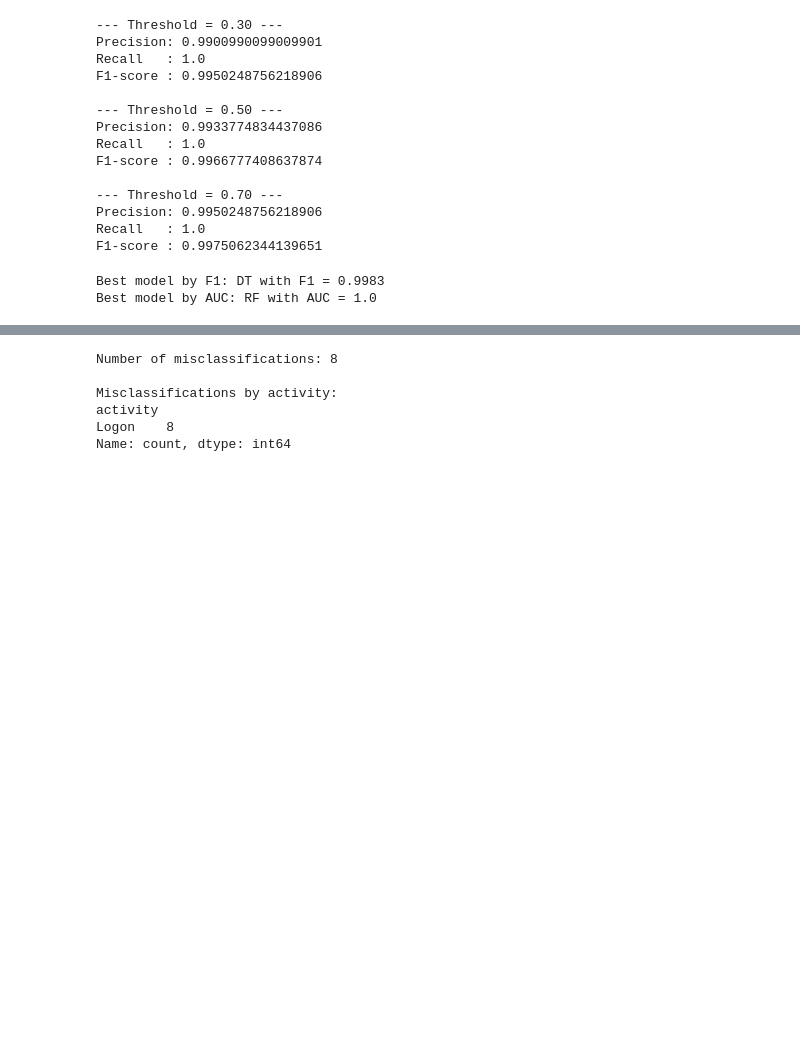
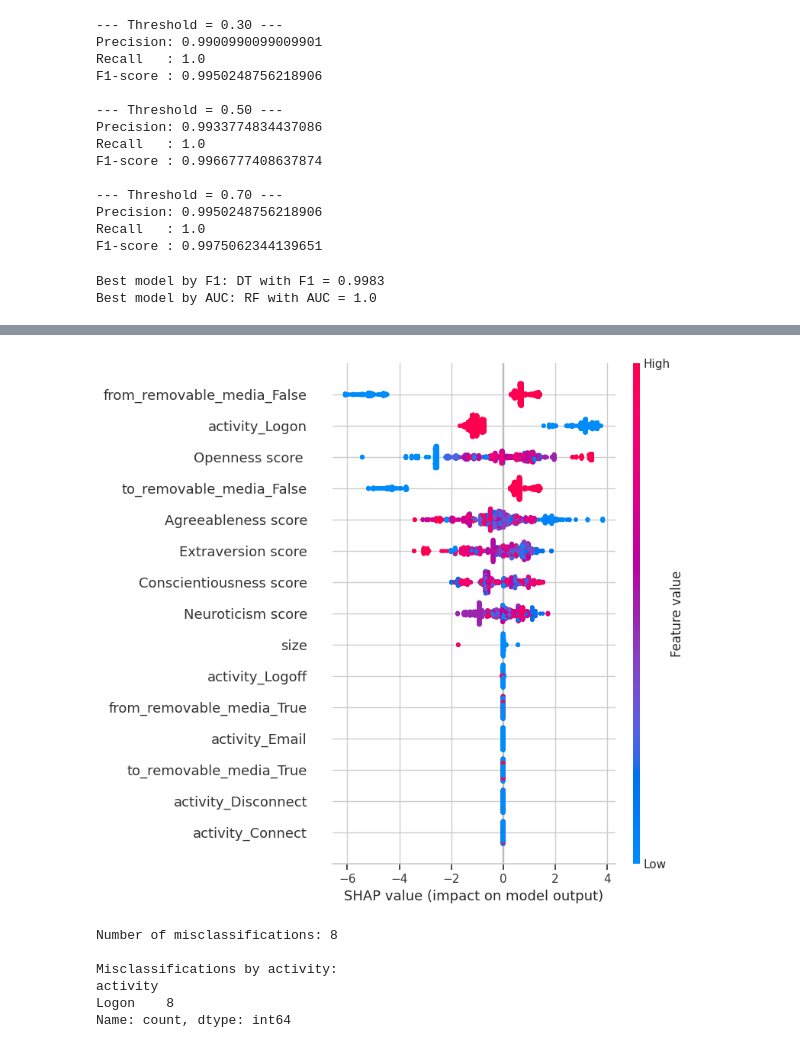
Before and after one commit to egyinmoe/Detecting-Insider-Threats-through-Behavioral-AI_Dissertation, a Jupyter notebook: Ver2_Insiderthreat_withgithub.ipynb, the cells around one changed output, grey strips where cells are left out. Drawn from its saved outputs; the diff is of its cells as text; code cells hidden in the pictures; blank space fills up the shorter version.

```diff
--- a/Ver2_Insiderthreat_withgithub.ipynb
+++ b/Ver2_Insiderthreat_withgithub.ipynb
@@ -1264,3 +1267,25 @@ print("Best model by AUC:", best_auc_model,
 # %% [output]
 Best model by F1: DT with F1 = 0.9983
 Best model by AUC: RF with AUC = 1.0
+# %%
+# ======================================================
+# SHAP values for tuned XGBoost (Advanced Interpretability)
+# ======================================================
+
+# Create SHAP explainer for the tuned XGBoost model
+xgb_model_only = xgb_best.named_steps["model"]  # extract model from pipeline
+explainer = shap.TreeExplainer(xgb_model_only)
+
+# Transform test data through the preprocessor
+X_test_transformed = preprocessor.transform(X_test)
+
+# Compute SHAP values
+shap_values = explainer.shap_values(X_test_transformed)
+
+# Plot SHAP summary (global feature impact)
+shap.summary_plot(
+    shap_values,
+    X_test_transformed,
+    feature_names=all_feature_names
+)
+# %% [output]
@@ -1267,3 +1310,4 @@ Best model by AUC: RF with AUC = 1.0
+[figure, added]
 # %%
 # ======================================================
 # Error analysis for best model (GBT tuned) by activity
```
Also changed, not shown: parts of 2 cells of this notebook.
